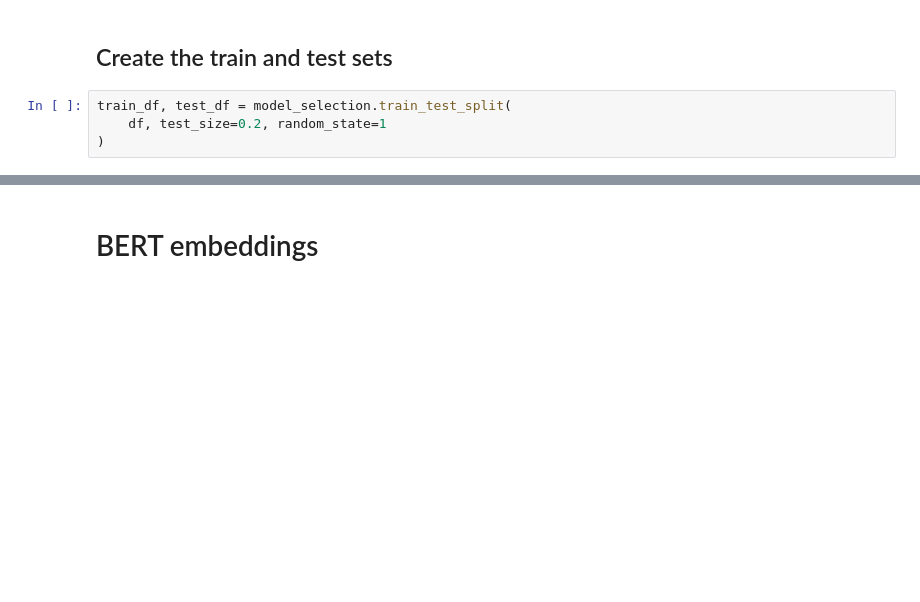
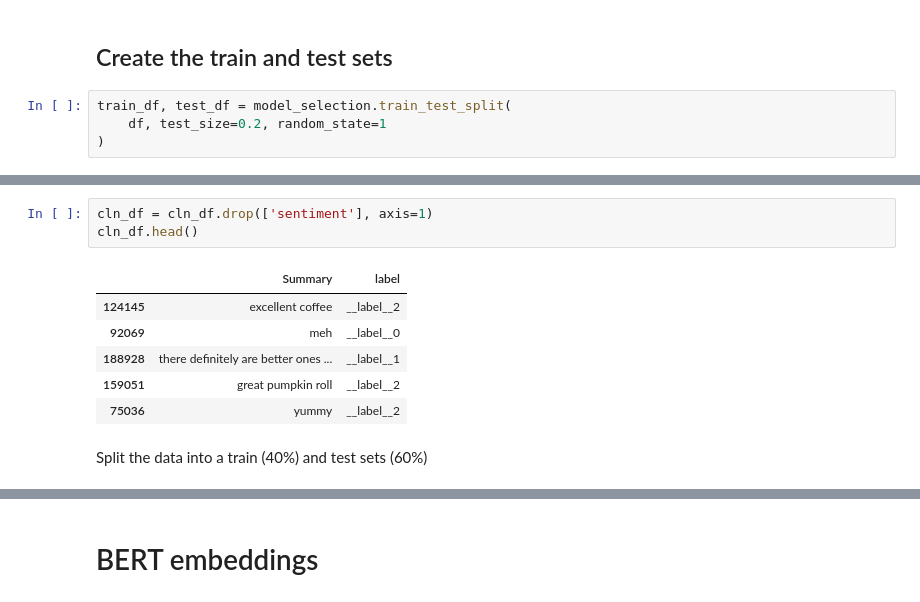
Before and after one commit to soccerdroid/amazon_reviews, a Jupyter notebook: main_notebook.ipynb, the cells around one changed output, grey strips where cells are left out. Saved outputs shown, nothing was run; the diff lists cells and outputs as text; blank space fills up the shorter version.

```diff
--- a/main_notebook.ipynb
+++ b/main_notebook.ipynb
@@ -203,0 +382,12 @@ train_df, test_df = model_selection.train_test_split(
+# %%
+cln_df = cln_df.drop(['sentiment'], axis=1)
+cln_df.head()
+# %% [output]
+|  | Summary | label |
+| 124145 | excellent coffee | __label__2 |
+| 92069 | meh | __label__0 |
+| 188928 | there definitely are better ones ... | __label__1 |
+| 159051 | great pumpkin roll | __label__2 |
+| 75036 | yummy | __label__2 |
+# %% [markdown]
+Split the data into a train (40%) and test sets (60%)
```
Also changed, not shown: parts of 31 cells of this notebook.
